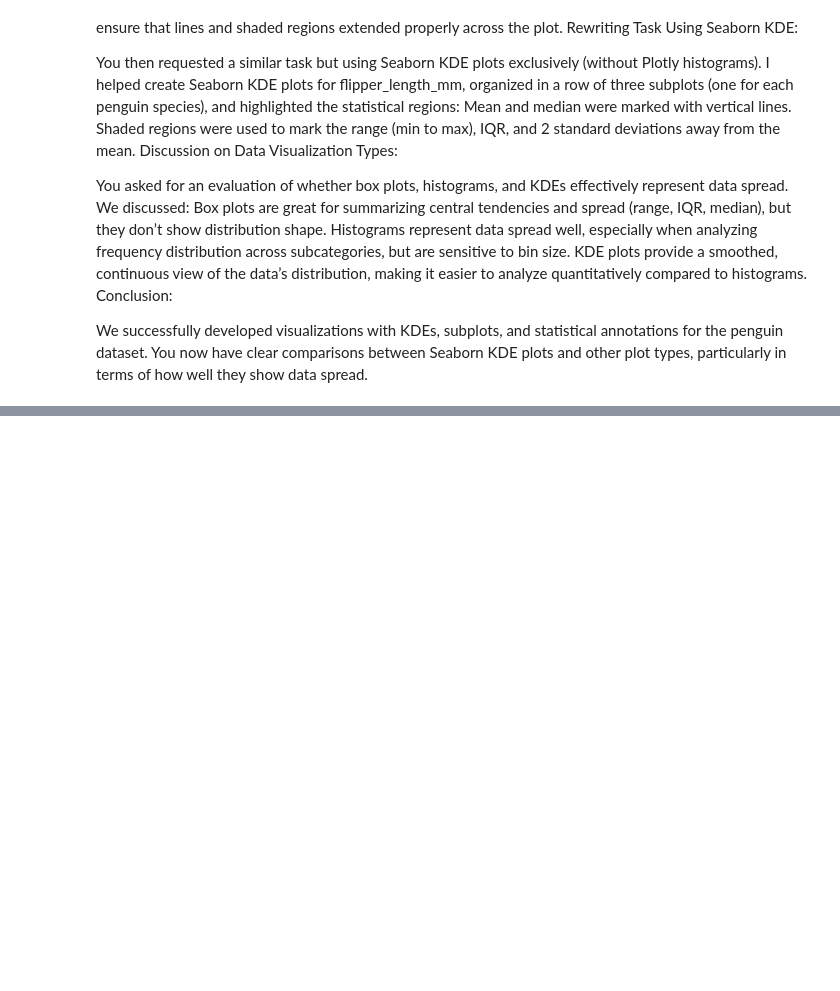
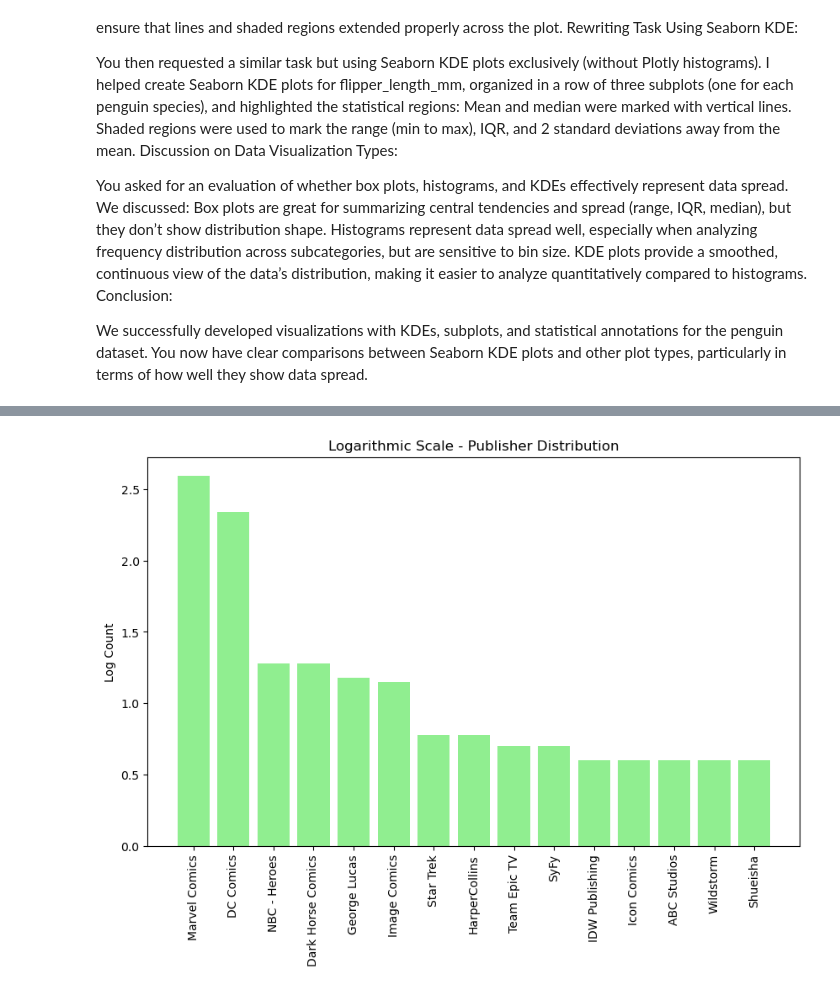
Before and after one commit to Xihang-Zhou/STA130F24, a Jupyter notebook: HW3.ipynb, the cells around one changed output, grey strips where cells are left out. Saved outputs shown, nothing was run; the diff lists cells and outputs as text; code cells hidden in the pictures; blank space fills up the shorter version.

```diff
--- a/HW3.ipynb
+++ b/HW3.ipynb
@@ -242,0 +365,19 @@ Var|8.3|1.5| 9 |0.5
+# %%
+import numpy as np
+import matplotlib.pyplot as plt
+
+# Step 1: Calculate Publisher distribution
+publisher_dist = superhero_data['Publisher'].value_counts()
+
+# Step 2: Apply Logarithmic Transformation
+log_publisher_dist = np.log10(publisher_dist)[log_publisher_dist >= 0.5]
+
+# Step 3: Plot the logarithmic distribution
+plt.figure(figsize=(10, 6))
+plt.bar(log_publisher_dist.index, log_publisher_dist.values, color='lightgreen')
+plt.title('Logarithmic Scale - Publisher Distribution')
+plt.ylabel('Log Count')
+plt.xticks(rotation=90)
+plt.show()
+# %% [output]
+[figure, added]
```
Also changed, not shown: parts of 11 cells of this notebook.
